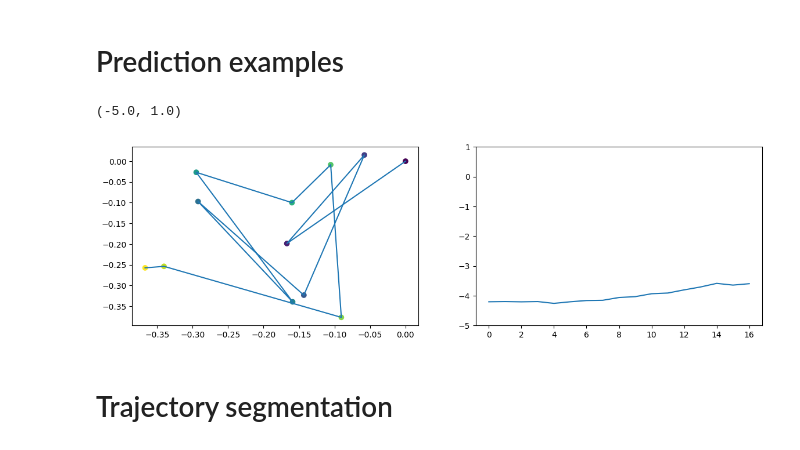
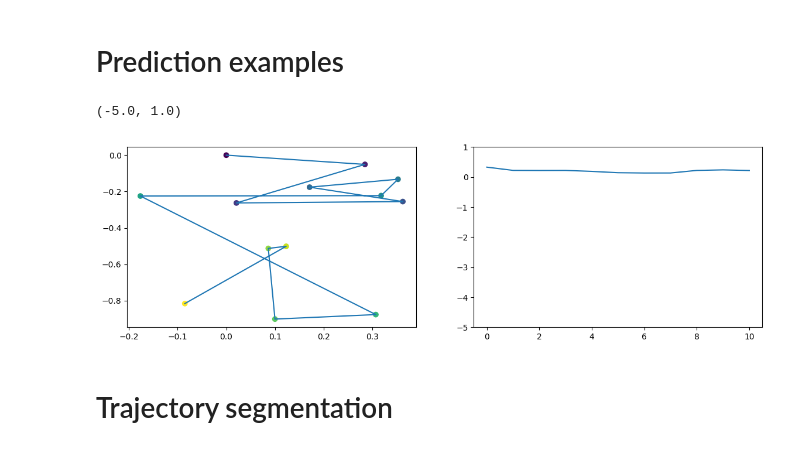
Before and after one commit to JessicaAngulo/step, a Jupyter notebook: nbs/tutorials/preliminary_2datasets.ipynb, the cells around one changed output. Saved outputs shown, nothing was run; the diff lists cells and outputs as text; code cells hidden in the pictures.

```diff
--- a/nbs/tutorials/preliminary_2datasets.ipynb
+++ b/nbs/tutorials/preliminary_2datasets.ipynb
@@ -260,17 +264,17 @@ plt.legend()
 # %% [markdown]
 # Prediction examples
 # %%
-idx = 9
+idx = 10
 traj = trajectories[idx]
 
 fix, axes = plt.subplots(1, 2, figsize=(14, 4))
 axes[0].plot(traj[0], traj[1])
 axes[0].scatter(traj[0], traj[1], c=np.arange(len(traj[0])))
 
 axes[1].plot(preds[idx])
 axes[1].set_ylim(-5, 1)
 # %% [output]
 (-5.0, 1.0)
-[figure, old version]
+[figure, new version]
 # %% [markdown]
 # Trajectory segmentation
```
Also changed, not shown: parts of 17 cells of this notebook.
